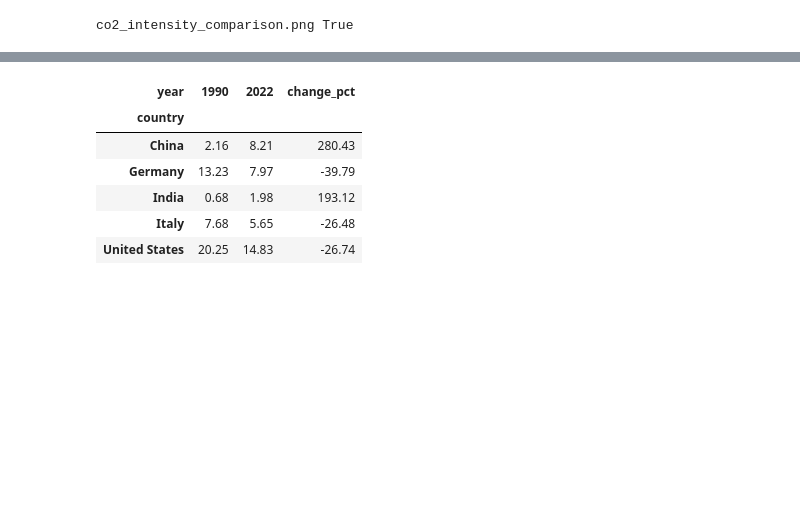
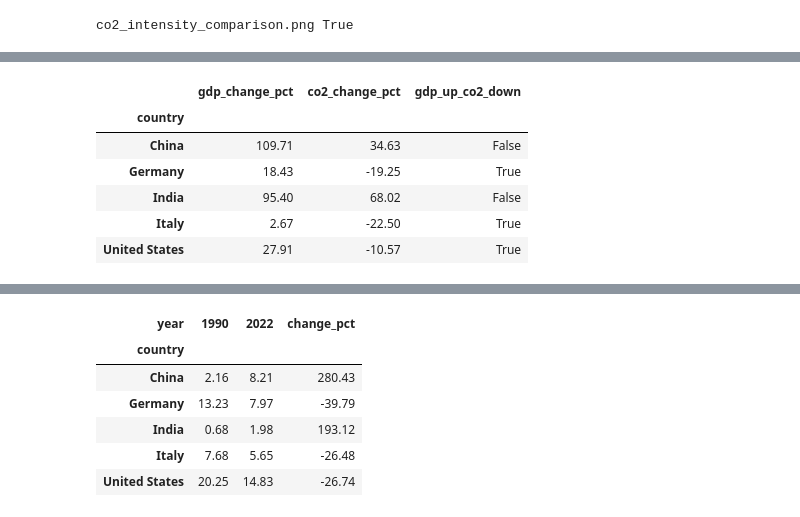
Before and after one commit to hossein-esmaeili2000/unimi-python-project-2026, a Jupyter notebook: green_growth.ipynb, the cells around one changed output, grey strips where cells are left out. Drawn from its saved outputs; the diff is of its cells as text; code cells hidden in the pictures; blank space fills up the shorter version.

```diff
--- a/green_growth.ipynb
+++ b/green_growth.ipynb
@@ -575,0 +596,11 @@ co2_intensity_comparison.png True
+# %%
+growth_2010_2022 = summarize_growth(selected_df, 2010, 2022)
+growth_2010_2022.round(2)
+# %% [output]
+|  | gdp_change_pct | co2_change_pct | gdp_up_co2_down |
+| country |  |  |  |
+| China | 109.71 | 34.63 | False |
+| Germany | 18.43 | -19.25 | True |
+| India | 95.40 | 68.02 | False |
+| Italy | 2.67 | -22.50 | True |
+| United States | 27.91 | -10.57 | True |
```
Also changed, not shown: parts of 5 cells of this notebook.
